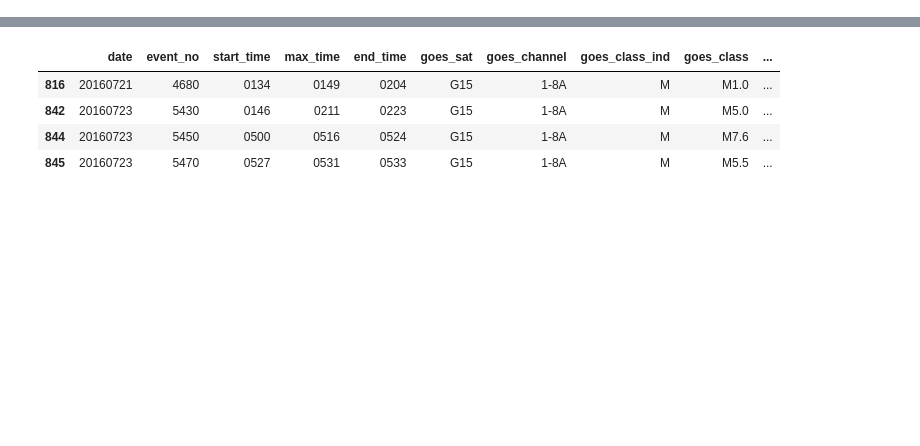
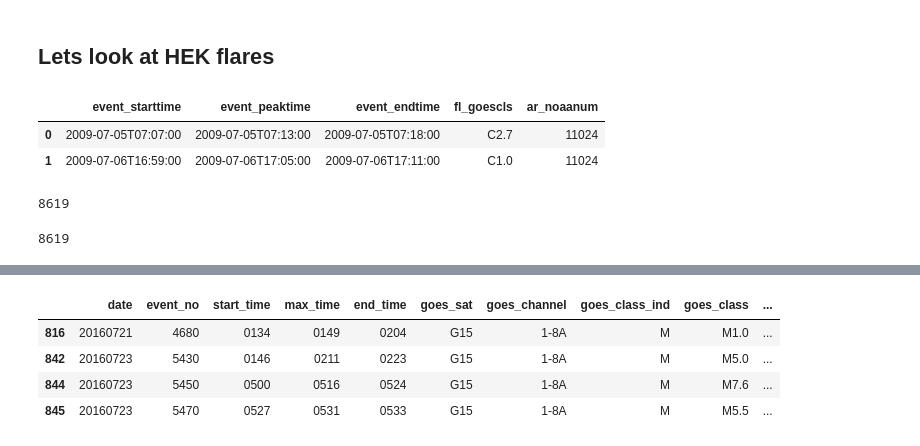
Before and after one commit to hayesla/flare_forecast_proj, a Jupyter notebook: goes_flare_list/comparing_flare_lists.ipynb, the cells around one changed output, grey strips where cells are left out. Saved outputs shown, nothing was run; the diff lists cells and outputs as text; code cells hidden in the pictures; blank space fills up the shorter version.

```diff
--- a/goes_flare_list/comparing_flare_lists.ipynb
+++ b/goes_flare_list/comparing_flare_lists.ipynb
@@ -51,0 +68,9 @@ ssw["datetime"] = pd.to_datetime(ssw["time_start"])
+# %% [markdown]
+## Lets look at HEK flares
+# %%
+hek_flares_all = pd.read_csv("solar_cycle24_flares.csv")
+hek_flares_all.head(2)
+# %% [output]
+|  | event_starttime | event_peaktime | event_endtime | fl_goescls | ar_noaanum |
+| 0 | 2009-07-05T07:07:00 | 2009-07-05T07:13:00 | 2009-07-05T07:18:00 | C2.7 | 11024 |
+| 1 | 2009-07-06T16:59:00 | 2009-07-06T17:05:00 | 2009-07-06T17:11:00 | C1.0 | 11024 |
@@ -52,2 +85,11 @@ ssw["datetime"] = pd.to_datetime(ssw["time_start"])
+# %%
+hek_flares = hek_flares.drop_duplicates(subset="event_starttime")
+len(hek_flares)
+# %% [output]
+8619
+# %%
+len(hek_flares.drop_duplicates(subset="event_starttime"))
+# %% [output]
+8619
 # %%
 print("SSW from helio:"); print_flares(ssw)
```
Also changed, not shown: parts of 38 cells of this notebook, 5 other files.
